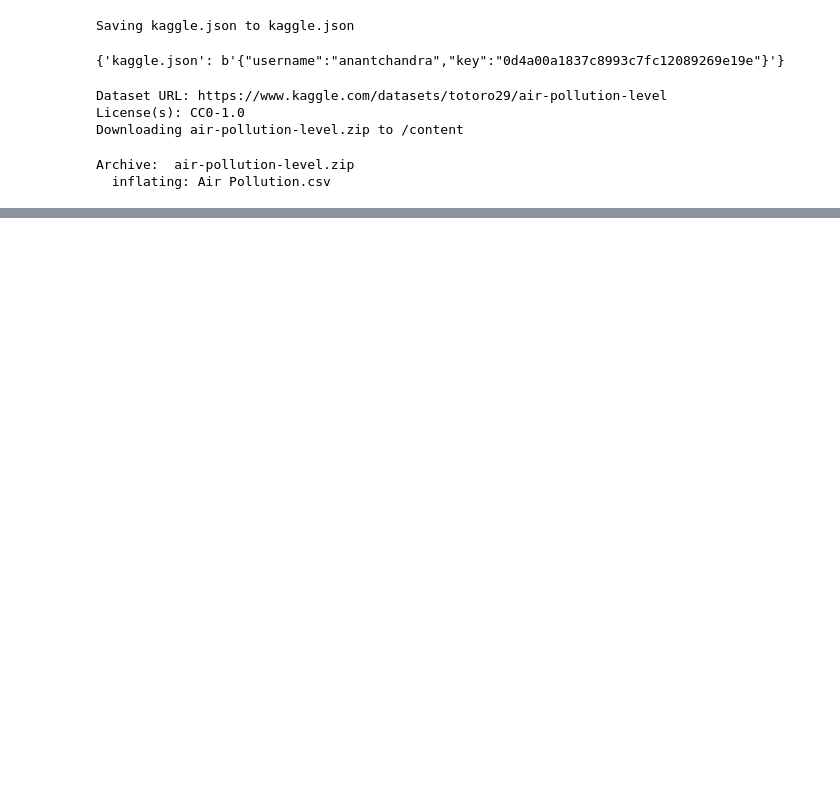
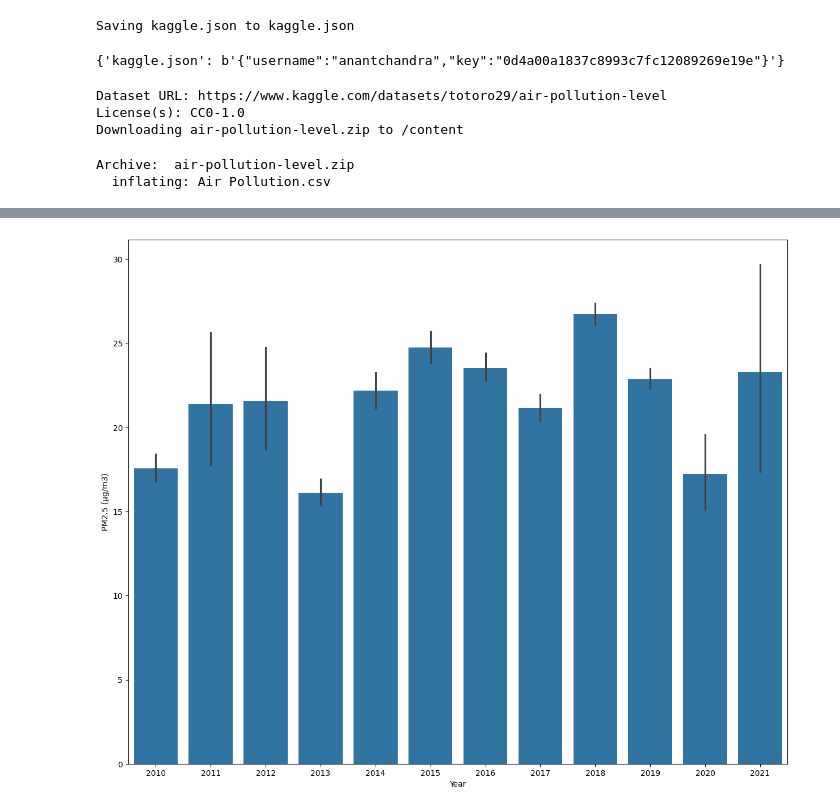
Before and after one commit to AnantChandra/google-colab, a Jupyter notebook: air_pollution.ipynb, the cells around one changed output, grey strips where cells are left out. Saved outputs shown, nothing was run; the diff lists cells and outputs as text; code cells hidden in the pictures; blank space fills up the shorter version.

```diff
--- a/air_pollution.ipynb
+++ b/air_pollution.ipynb
@@ -28,0 +34,4 @@ Archive:  air-pollution-level.zip
+# %%
+data = pd.read_csv('Air Pollution.csv')
+# %%
+data = data.rename(columns={'PM25 temporal coverage (%)': 'PM2.5 temporal coverage (%)'})
@@ -28,0 +67,7 @@ Archive:  air-pollution-level.zip
+# %%
+mean_pm25 = data['PM2.5 (μg/m3)'].mean()
+mean_pm10 = data['PM10 (μg/m3)'].mean()
+mean_no2 = data['NO2 (μg/m3)'].mean()
+mean_pm25_temp = data['PM2.5 temporal coverage (%)'].mean()
+mean_pm10_temp = data['PM10 temporal coverage (%)'].mean()
+mean_no2_temp = data['NO2 temporal coverage (%)'].mean()
@@ -28,0 +94,7 @@ Archive:  air-pollution-level.zip
+# %%
+plt.figure(figsize=(15,12))
+sns.barplot(x=data[data['PM2.5 (μg/m3)'] != mean_pm25]['Year'],
+            y=data[data['PM2.5 (μg/m3)'] != mean_pm25]['PM2.5 (μg/m3)'])
+plt.show()
+# %% [output]
+[figure, added]
```
Also changed, not shown: parts of 17 cells of this notebook.
